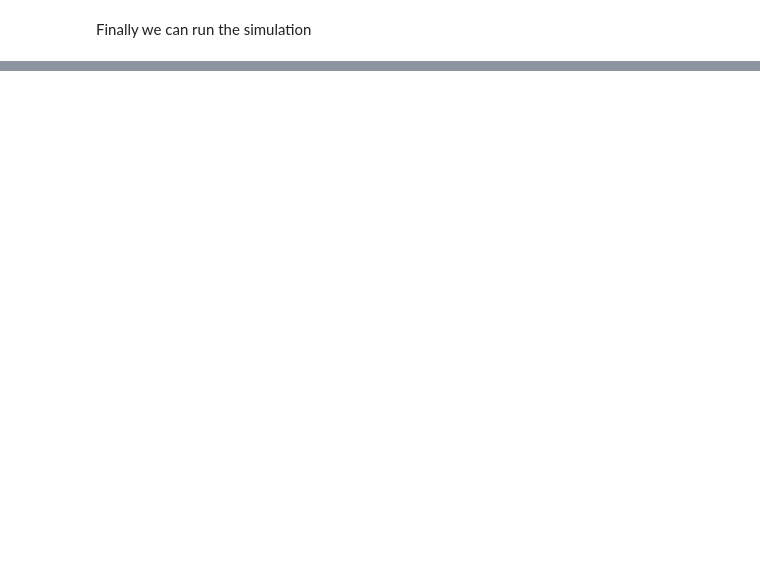
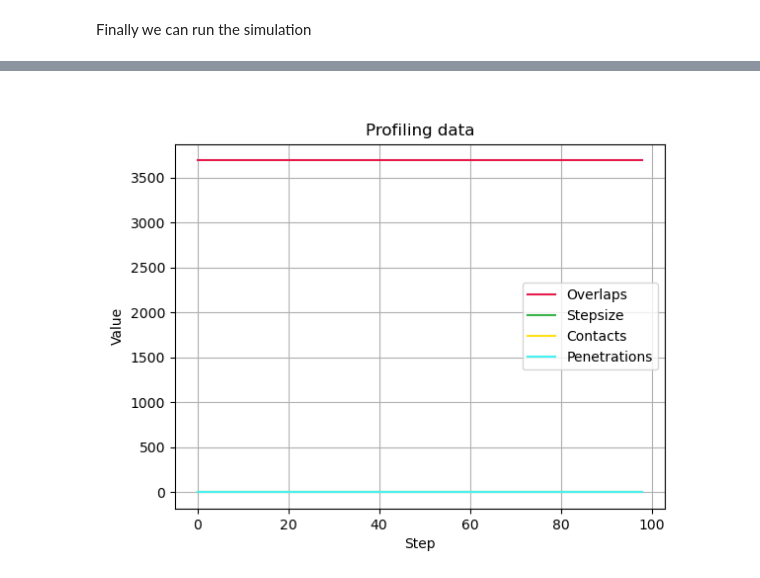
Before and after one commit to diku-dk/RAINBOW, a Jupyter notebook: python/demo_prox_rigid_bodies_procedural.ipynb, the cells around one changed output, grey strips where cells are left out. Cells and saved outputs as stored; diff of their text form; code cells hidden in the pictures; blank space fills up the shorter version.

```diff
--- a/python/demo_prox_rigid_bodies_procedural.ipynb
+++ b/python/demo_prox_rigid_bodies_procedural.ipynb
@@ -182,0 +249,20 @@ simulation(viewer, engine, True)
+# %%
+number_of_overlaps = [ stats[i]['number_of_overlaps'] for i in range(1, len(stats)) ]
+step_sizes = [ stats[i]['dt'] for i in range(1, len(stats)) ]
+number_of_contact_points = [ stats[i]['contact_points'] for i in range(1, len(stats)) ]
+penetrations = [ stats[i]['max_penetration'] for i in range(1, len(stats)) ]
+
+fig = plt.figure()
+ax = plt.subplot(111)
+ax.set_title('Profiling data')
+ax.set_xlabel('Step')
+ax.set_ylabel('Value')
+plt.grid(True)
+ax.plot(number_of_overlaps, label='Overlaps', color=colors[0])
+ax.plot(step_sizes, label='Stepsize', color=colors[1])
+ax.plot(number_of_contact_points, label='Contacts', color=colors[2])
+ax.plot(penetrations, label='Penetrations', color=colors[6])
+ax.legend()
+plt.show()
+# %% [output]
+[figure, added]
```
Also changed, not shown: parts of 20 cells of this notebook, 2 other files.
